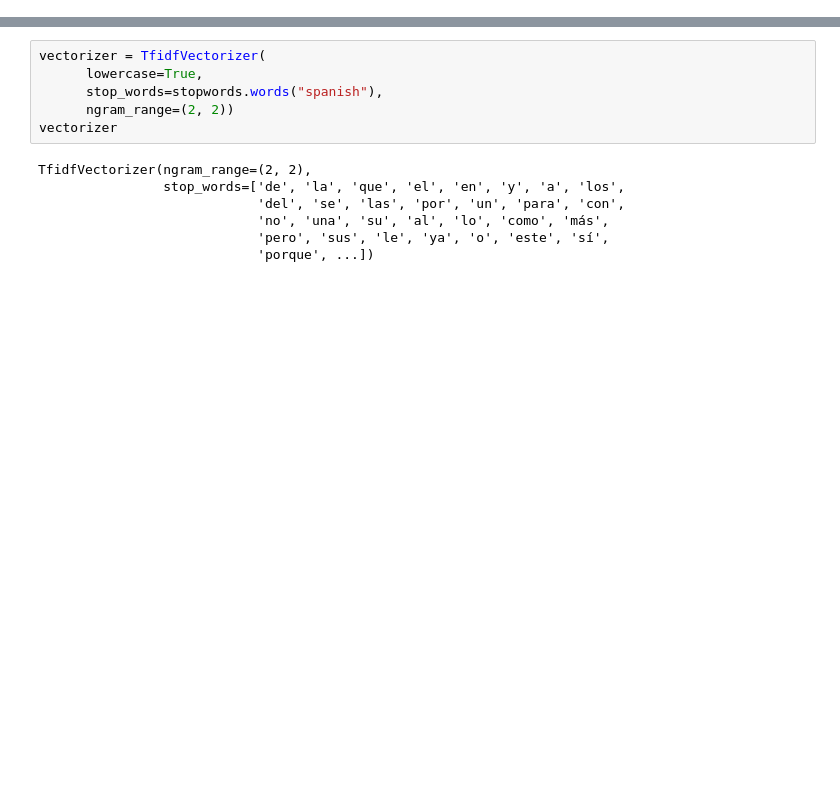
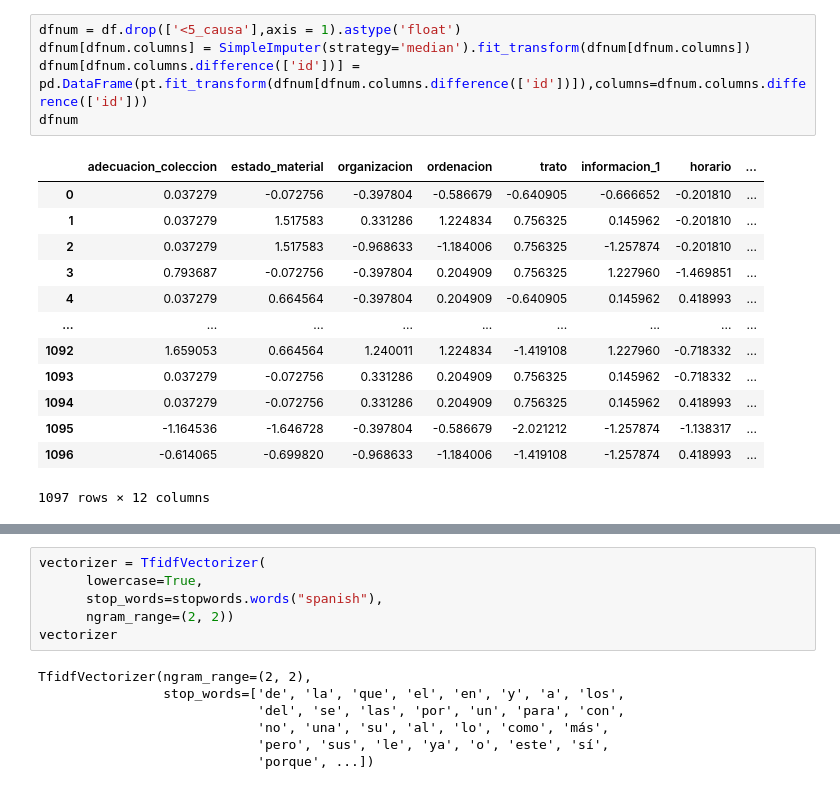
Before and after one commit to isaacGGomez/Ing_Caract, a Jupyter notebook: Practica_2.ipynb, the cells around one changed output, grey strips where cells are left out. Cells and saved outputs as stored; diff of their text form; blank space fills up the shorter version.

```diff
--- a/Practica_2.ipynb
+++ b/Practica_2.ipynb
@@ -30,0 +34,19 @@ dfnum = df.drop(['<5_causa'],axis = 1).astype('float')
+# %%
+dfnum = df.drop(['<5_causa'],axis = 1).astype('float')
+dfnum[dfnum.columns] = SimpleImputer(strategy='median').fit_transform(dfnum[dfnum.columns])
+dfnum[dfnum.columns.difference(['id'])] = pd.DataFrame(pt.fit_transform(dfnum[dfnum.columns.difference(['id'])]),columns=dfnum.columns.difference(['id']))
+dfnum
+# %% [output]
+|  | adecuacion_coleccion | estado_material | organizacion | ordenacion | trato | informacion_1 | horario | ... |
+| 0 | 0.037279 | -0.072756 | -0.397804 | -0.586679 | -0.640905 | -0.666652 | -0.201810 | ... |
+| 1 | 0.037279 | 1.517583 | 0.331286 | 1.224834 | 0.756325 | 0.145962 | -0.201810 | ... |
+| 2 | 0.037279 | 1.517583 | -0.968633 | -1.184006 | 0.756325 | -1.257874 | -0.201810 | ... |
+| 3 | 0.793687 | -0.072756 | -0.397804 | 0.204909 | 0.756325 | 1.227960 | -1.469851 | ... |
+| 4 | 0.037279 | 0.664564 | -0.397804 | 0.204909 | -0.640905 | 0.145962 | 0.418993 | ... |
+| ... | ... | ... | ... | ... | ... | ... | ... | ... |
+| 1092 | 1.659053 | 0.664564 | 1.240011 | 1.224834 | -1.419108 | 1.227960 | -0.718332 | ... |
+| 1093 | 0.037279 | -0.072756 | 0.331286 | 0.204909 | 0.756325 | 0.145962 | -0.718332 | ... |
+| 1094 | 0.037279 | -0.072756 | 0.331286 | 0.204909 | 0.756325 | 0.145962 | 0.418993 | ... |
+| 1095 | -1.164536 | -1.646728 | -0.397804 | -0.586679 | -2.021212 | -1.257874 | -1.138317 | ... |
+| 1096 | -0.614065 | -0.699820 | -0.968633 | -1.184006 | -1.419108 | -1.257874 | 0.418993 | ... |
+1097 rows × 12 columns
```
Also changed, not shown: parts of 20 cells of this notebook.
